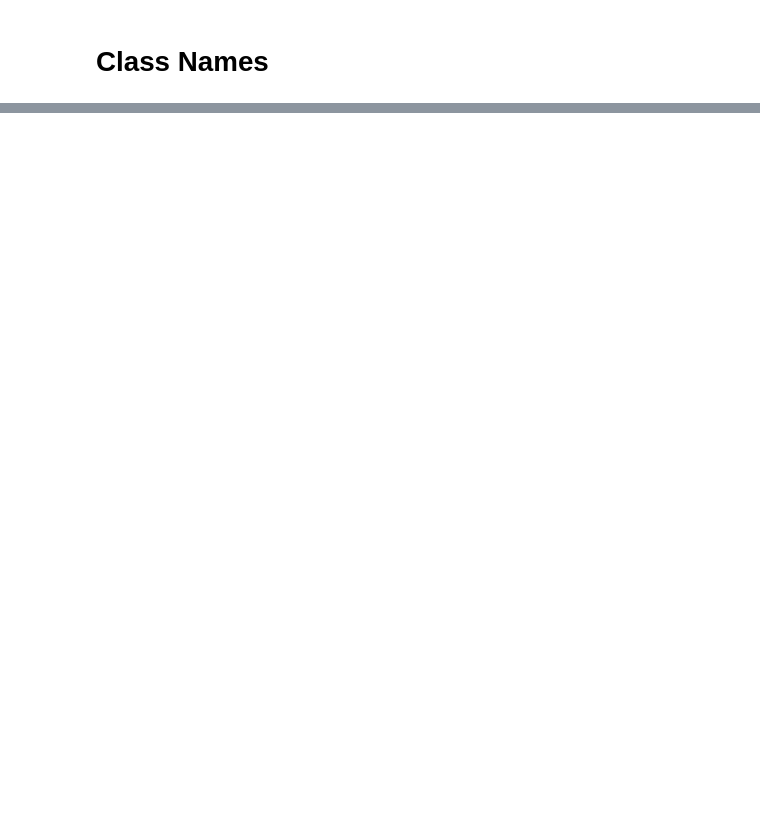
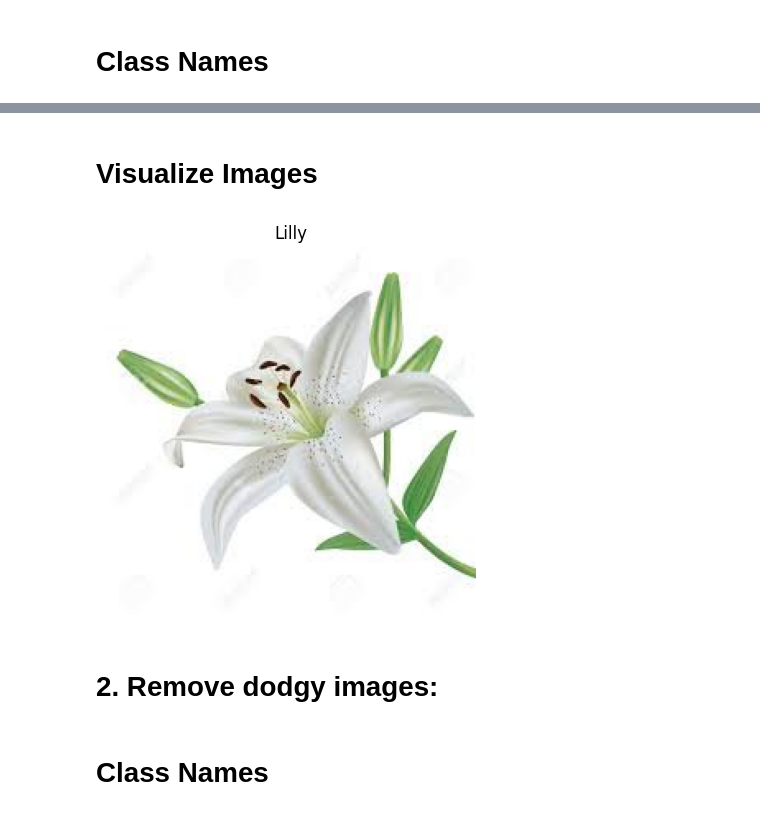
Before and after one commit to karim306/Flowers-Classfier, a Jupyter notebook: FlowerClassfier.ipynb, the cells around one changed output, grey strips where cells are left out. Cells and saved outputs as stored; diff of their text form; code cells hidden in the pictures; blank space fills up the shorter version.

```diff
--- a/FlowerClassfier.ipynb
+++ b/FlowerClassfier.ipynb
@@ -25,7 +39,7 @@ import shutil
 from sklearn.model_selection import train_test_split
 
 # Original dataset directory
-base_dir = './5-flower-dataset'  # Replace with the actual dataset directory
+base_dir = '/content/5-flower-dataset/flower_images'  # Replace with the actual dataset directory
 
 # Paths for the new directories outside of the original dataset folder
 output_base = './split_data'  # Directory to contain train, val, and test directories
@@ -110,0 +117,39 @@ class_name
+# %% [markdown]
+# **Visualize Images**
+# %%
+import matplotlib.pyplot as plt
+import matplotlib.image as mpimg
+import random
+import os
+
+def visualize_random_image(target_dir, target_class):
+    """
+    Visualizes a random image from a specific class directory
+    """
+    # Build the correct path using os.path.join
+    image_dir = os.path.join(target_dir, target_class)
+
+    # Check if the directory exists
+    if not os.path.exists(image_dir):
+        print(f"Directory {image_dir} does not exist.")
+        return
+
+    # Get a random image from the class directory
+    random_image = random.choice(os.listdir(image_dir))
+
+    # Build the full image path
+    img_path = os.path.join(image_dir, random_image)
+
+    # Read and display the image
+    img = mpimg.imread(img_path)
+    plt.imshow(img)
+    plt.title(target_class)
+    plt.axis('off')  # Hide axes for better visualization
+    plt.show()
+
+# Example usage:
+visualize_random_image("/content/split_data/train", "Lilly")
+# %% [output]
+[figure, added]
+# %% [markdown]
+# **2. Remove dodgy images:**
@@ -110,0 +172,2 @@ class_name
+# %% [markdown]
+# **Class Names**
```
Also changed, not shown: parts of 40 cells of this notebook.
